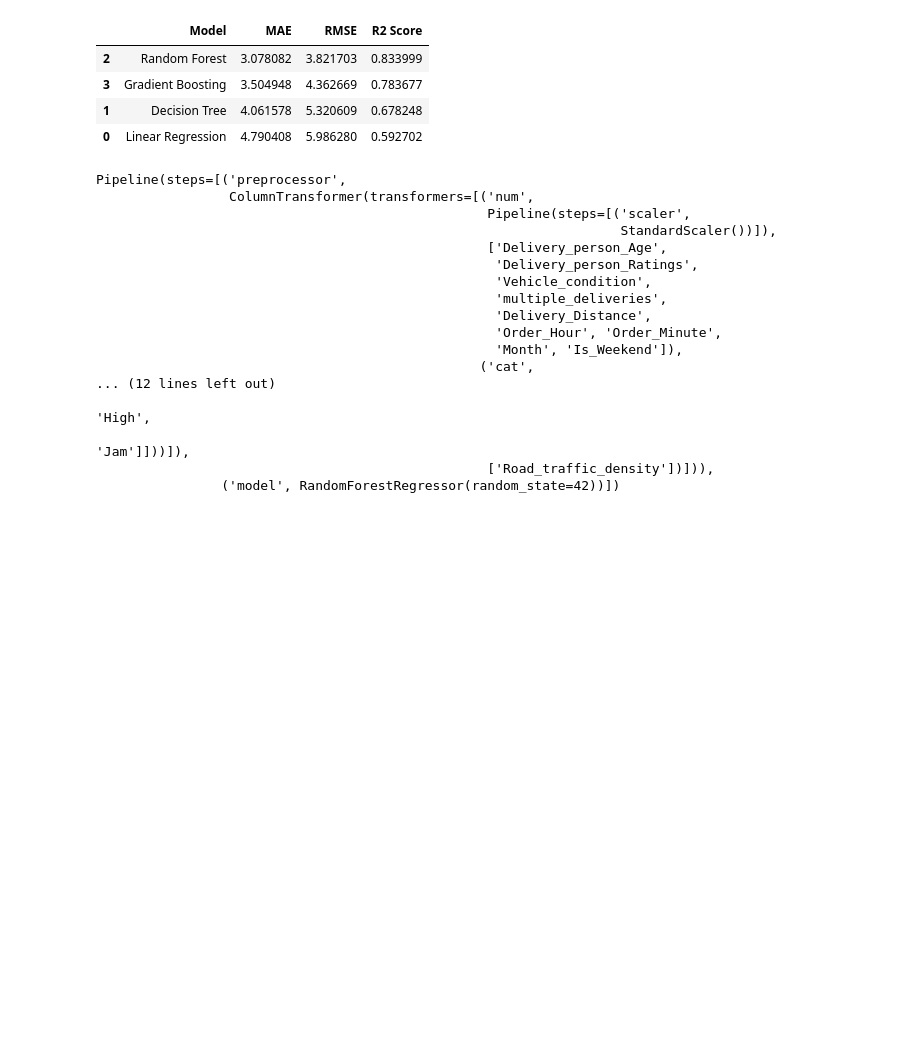
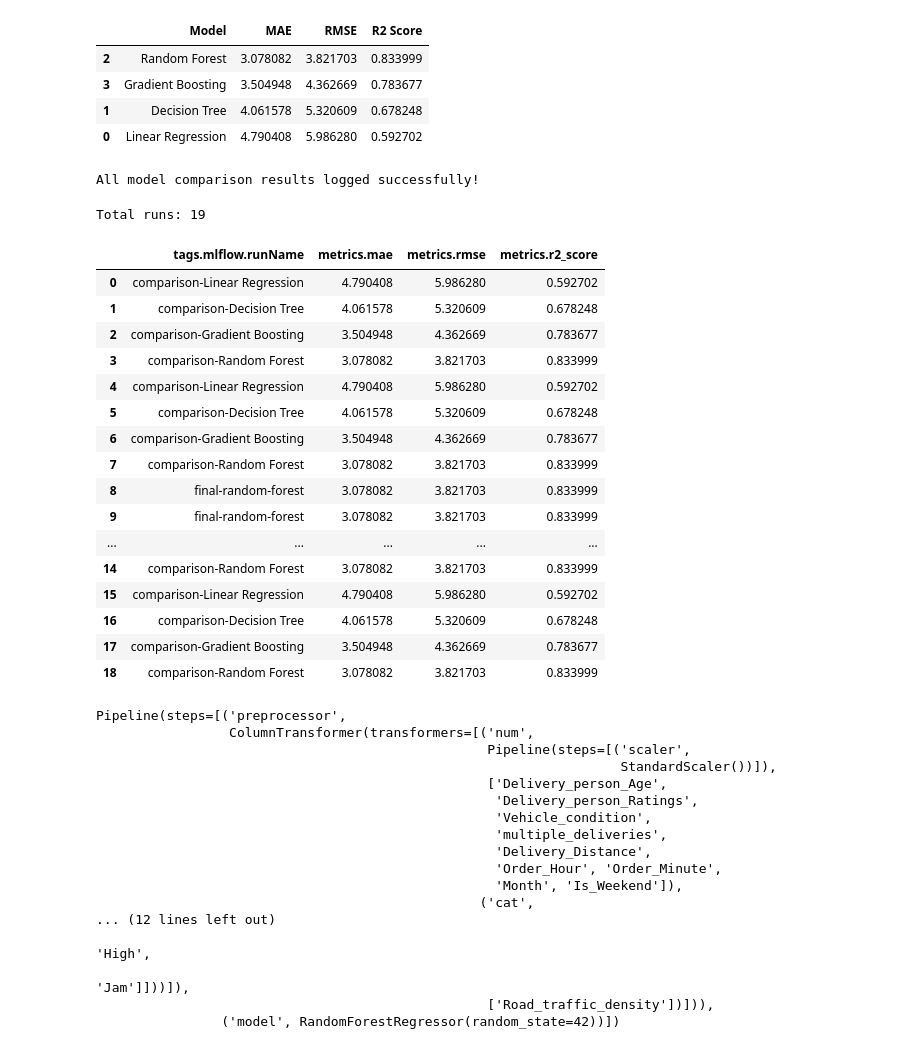
Before and after one commit to anshul-94/Food-Delivery-Time-Prediction, a Jupyter notebook: notebooks/04_model_training.ipynb, the cells around one changed output. Cells and saved outputs as stored; diff of their text form; code cells hidden in the pictures; blank space fills up the shorter version.

```diff
--- a/notebooks/04_model_training.ipynb
+++ b/notebooks/04_model_training.ipynb
@@ -342,6 +414,68 @@ results_df
 | 3 | Gradient Boosting | 3.504948 | 4.362669 | 0.783677 |
 | 1 | Decision Tree | 4.061578 | 5.320609 | 0.678248 |
 | 0 | Linear Regression | 4.790408 | 5.986280 | 0.592702 |
+# %%
+
+# Log the existing model comparison results in MLflow
+
+for _, row in results_df.iterrows():
+
+    model_name = row["Model"]
+
+    with mlflow.start_run(run_name=f"comparison-{model_name}"):
+
+        mlflow.log_param("model_name", model_name)
+
+        mlflow.log_metric("mae", float(row["MAE"]))
+        mlflow.log_metric("rmse", float(row["RMSE"]))
+        mlflow.log_metric("r2_score", float(row["R2 Score"]))
+
+        # Log model parameters
+        model_params = models[model_name].get_params()
+
+        for param_name, param_value in model_params.items():
+            if isinstance(param_value, (str, int, float, bool)):
+                mlflow.log_param(param_name, param_value)
+
+print("All model comparison results logged successfully!")
+# %% [output]
+All model comparison results logged successfully!
+# %%
+runs_df = mlflow.search_runs(
+    experiment_names=["food-delivery-time-prediction"]
+)
+
+print("Total runs:", len(runs_df))
+
+display(
+    runs_df[
+        [
+            "tags.mlflow.runName",
+            "metrics.mae",
+            "metrics.rmse",
+            "metrics.r2_score",
+        ]
+    ]
+)
+# %% [output]
+Total runs: 19
+|  | tags.mlflow.runName | metrics.mae | metrics.rmse | metrics.r2_score |
+| 0 | comparison-Linear Regression | 4.790408 | 5.986280 | 0.592702 |
+| 1 | comparison-Decision Tree | 4.061578 | 5.320609 | 0.678248 |
+| 2 | comparison-Gradient Boosting | 3.504948 | 4.362669 | 0.783677 |
+| 3 | comparison-Random Forest | 3.078082 | 3.821703 | 0.833999 |
+| 4 | comparison-Linear Regression | 4.790408 | 5.986280 | 0.592702 |
+| 5 | comparison-Decision Tree | 4.061578 | 5.320609 | 0.678248 |
+| 6 | comparison-Gradient Boosting | 3.504948 | 4.362669 | 0.783677 |
+| 7 | comparison-Random Forest | 3.078082 | 3.821703 | 0.833999 |
+| 8 | final-random-forest | 3.078082 | 3.821703 | 0.833999 |
+| 9 | final-random-forest | 3.078082 | 3.821703 | 0.833999 |
+| ... | ... | ... | ... | ... |
+| 14 | comparison-Random Forest | 3.078082 | 3.821703 | 0.833999 |
+| 15 | comparison-Linear Regression | 4.790408 | 5.986280 | 0.592702 |
+| 16 | comparison-Decision Tree | 4.061578 | 5.320609 | 0.678248 |
+| 17 | comparison-Gradient Boosting | 3.504948 | 4.362669 | 0.783677 |
+| 18 | comparison-Random Forest | 3.078082 | 3.821703 | 0.833999 |
 # %%
 best_pipeline = Pipeline([
     ("preprocessor", preprocessor),
```
Also changed, not shown: parts of 11 cells of this notebook, 2 other files.
